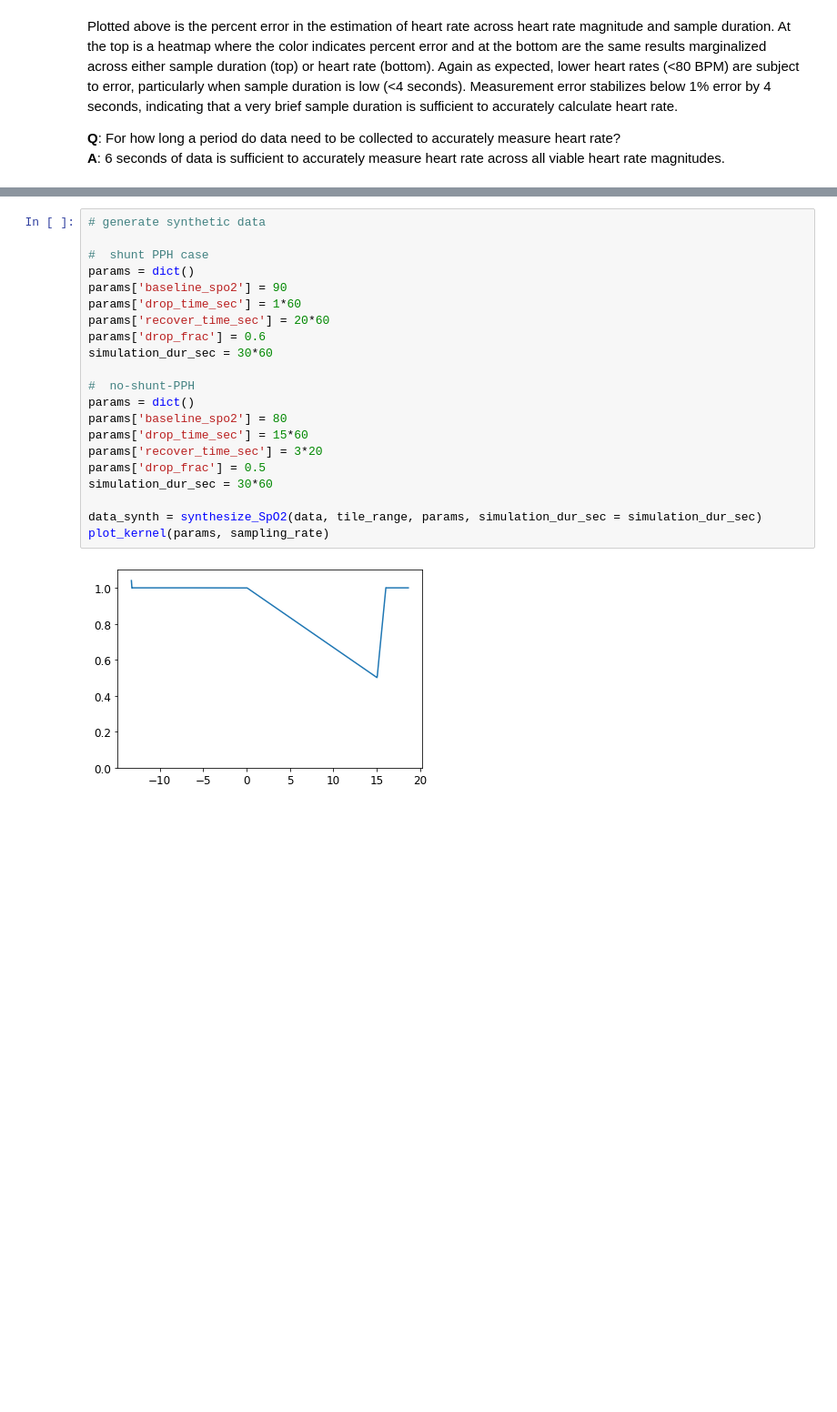
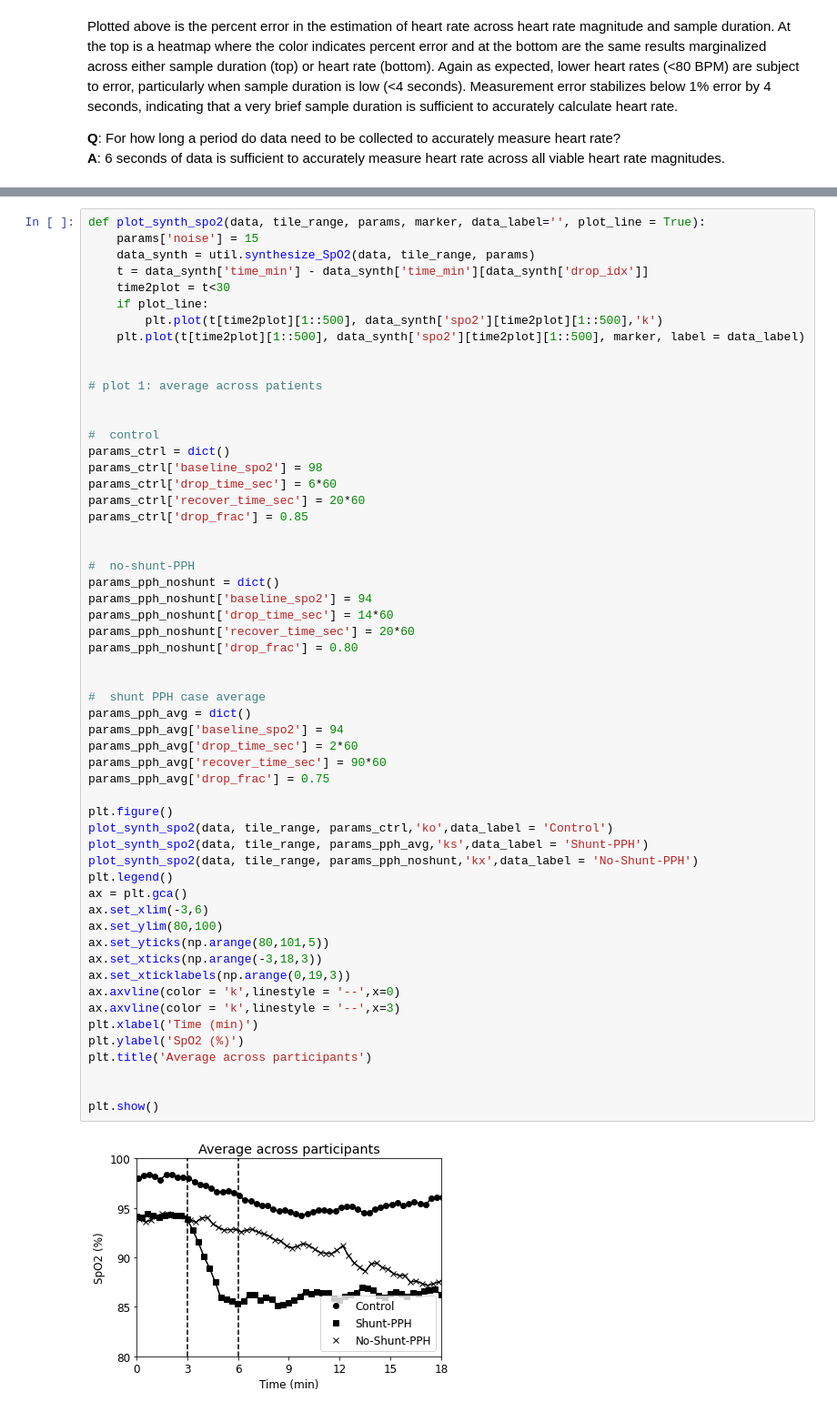
Before and after one commit to aarusso/OxiWear, a Jupyter notebook: demo.ipynb, the cells around one changed output, grey strips where cells are left out. Shown at 91% size. Cells and saved outputs as stored; diff of their text form; blank space fills up the shorter version.

Commit message:
polished SpO2 synthesis code and documentation

```diff
--- a/demo.ipynb
+++ b/demo.ipynb
@@ -238,23 +92,58 @@ def plot_kernel(params, sampling_rate):
 # %%
-# generate synthetic data
+def plot_synth_spo2(data, tile_range, params, marker, data_label='', plot_line = True):
+    params['noise'] = 15
+    data_synth = util.synthesize_SpO2(data, tile_range, params)
+    t = data_synth['time_min'] - data_synth['time_min'][data_synth['drop_idx']]
+    time2plot = t<30
+    if plot_line:
+        plt.plot(t[time2plot][1::500], data_synth['spo2'][time2plot][1::500],'k')
+    plt.plot(t[time2plot][1::500], data_synth['spo2'][time2plot][1::500], marker, label = data_label)
 
-#  shunt PPH case
-params = dict()
-params['baseline_spo2'] = 90
-params['drop_time_sec'] = 1*60
-params['recover_time_sec'] = 20*60
-params['drop_frac'] = 0.6
-simulation_dur_sec = 30*60
+
+# plot 1: average across patients
+
+
+#  control
+params_ctrl = dict()
+params_ctrl['baseline_spo2'] = 98
+params_ctrl['drop_time_sec'] = 6*60
+params_ctrl['recover_time_sec'] = 20*60
+params_ctrl['drop_frac'] = 0.85
+
 
 #  no-shunt-PPH
-params = dict()
-params['baseline_spo2'] = 80
-params['drop_time_sec'] = 15*60
-params['recover_time_sec'] = 3*20
-params['drop_frac'] = 0.5
-simulation_dur_sec = 30*60
+params_pph_noshunt = dict()
+params_pph_noshunt['baseline_spo2'] = 94
+params_pph_noshunt['drop_time_sec'] = 14*60
+params_pph_noshunt['recover_time_sec'] = 20*60
+params_pph_noshunt['drop_frac'] = 0.80
 
-data_synth = synthesize_SpO2(data, tile_range, params, simulation_dur_sec = simulation_dur_sec)
-plot_kernel(params, sampling_rate)
+
+#  shunt PPH case average
+params_pph_avg = dict()
+params_pph_avg['baseline_spo2'] = 94
+params_pph_avg['drop_time_sec'] = 2*60
+params_pph_avg['recover_time_sec'] = 90*60
+params_pph_avg['drop_frac'] = 0.75
+
+plt.figure()
+plot_synth_spo2(data, tile_range, params_ctrl,'ko',data_label = 'Control')
+plot_synth_spo2(data, tile_range, params_pph_avg,'ks',data_label = 'Shunt-PPH')
+plot_synth_spo2(data, tile_range, params_pph_noshunt,'kx',data_label = 'No-Shunt-PPH')
+plt.legend()
+ax = plt.gca()
+ax.set_xlim(-3,6)
+ax.set_ylim(80,100)
+ax.set_yticks(np.arange(80,101,5))
+ax.set_xticks(np.arange(-3,18,3))
+ax.set_xticklabels(np.arange(0,19,3))
+ax.axvline(color = 'k',linestyle = '--',x=0)
+ax.axvline(color = 'k',linestyle = '--',x=3)
+plt.xlabel('Time (min)')
+plt.ylabel('SpO2 (%)')
+plt.title('Average across participants')
+
+
+plt.show()
 # %% [output]
-[figure, old version]
+[figure, new version]
```
Also changed, not shown: parts of 17 cells of this notebook, 3 other files.
